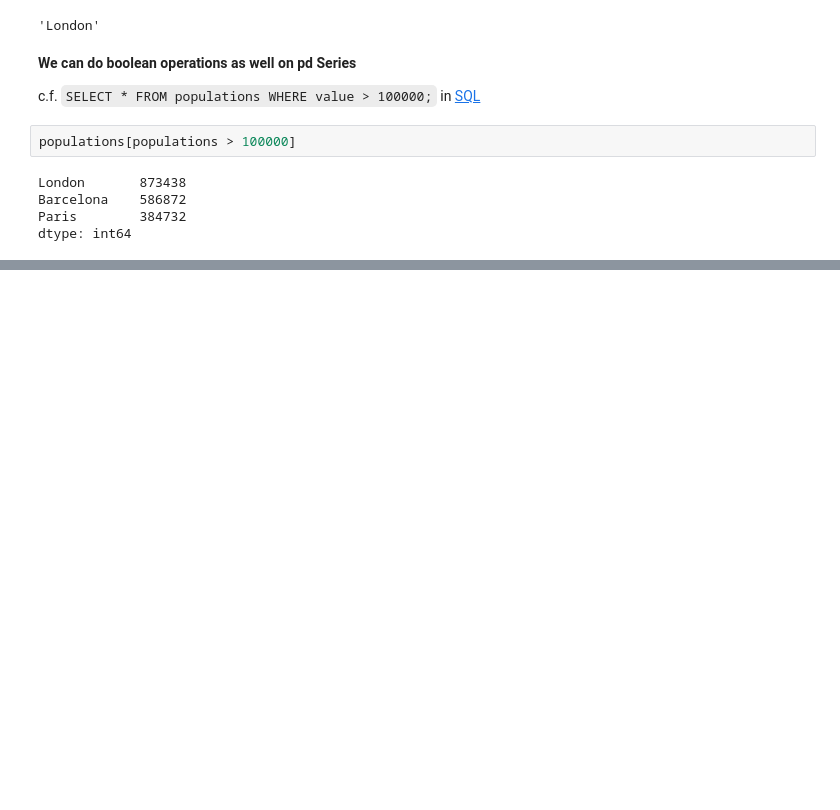
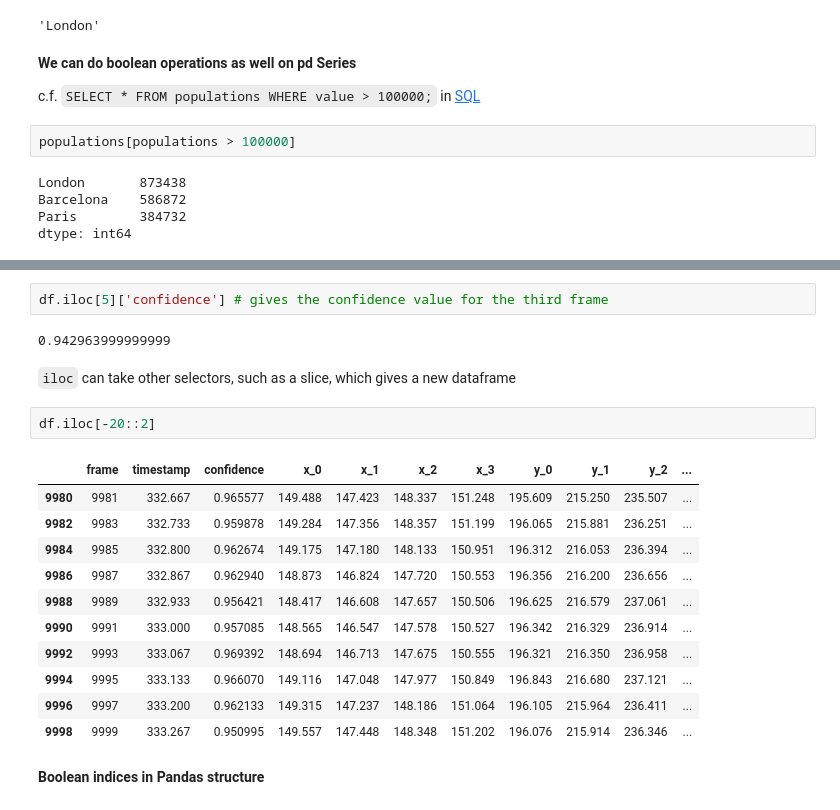
Before and after one commit to adisen99/ipython-basics, a Jupyter notebook: 04_Pandas.ipynb, the cells around one changed output, grey strips where cells are left out. Saved outputs shown, nothing was run; the diff lists cells and outputs as text; blank space fills up the shorter version.

Commit message:
modified Pandas file/added database to test

```diff
--- a/04_Pandas.ipynb
+++ b/04_Pandas.ipynb
@@ -129,0 +274,22 @@ dtype: int64
+# %%
+df.iloc[5]['confidence'] # gives the confidence value for the third frame
+# %% [output]
+0.942963999999999
+# %% [markdown]
+`iloc` can take other selectors, such as a slice, which gives a new dataframe
+# %%
+df.iloc[-20::2]
+# %% [output]
+|  | frame | timestamp | confidence | x_0 | x_1 | x_2 | x_3 | y_0 | y_1 | y_2 | ... |
+| 9980 | 9981 | 332.667 | 0.965577 | 149.488 | 147.423 | 148.337 | 151.248 | 195.609 | 215.250 | 235.507 | ... |
+| 9982 | 9983 | 332.733 | 0.959878 | 149.284 | 147.356 | 148.357 | 151.199 | 196.065 | 215.881 | 236.251 | ... |
+| 9984 | 9985 | 332.800 | 0.962674 | 149.175 | 147.180 | 148.133 | 150.951 | 196.312 | 216.053 | 236.394 | ... |
+| 9986 | 9987 | 332.867 | 0.962940 | 148.873 | 146.824 | 147.720 | 150.553 | 196.356 | 216.200 | 236.656 | ... |
+| 9988 | 9989 | 332.933 | 0.956421 | 148.417 | 146.608 | 147.657 | 150.506 | 196.625 | 216.579 | 237.061 | ... |
+| 9990 | 9991 | 333.000 | 0.957085 | 148.565 | 146.547 | 147.578 | 150.527 | 196.342 | 216.329 | 236.914 | ... |
+| 9992 | 9993 | 333.067 | 0.969392 | 148.694 | 146.713 | 147.675 | 150.555 | 196.321 | 216.350 | 236.958 | ... |
+| 9994 | 9995 | 333.133 | 0.966070 | 149.116 | 147.048 | 147.977 | 150.849 | 196.843 | 216.680 | 237.121 | ... |
+| 9996 | 9997 | 333.200 | 0.962133 | 149.315 | 147.237 | 148.186 | 151.064 | 196.105 | 215.964 | 236.411 | ... |
+| 9998 | 9999 | 333.267 | 0.950995 | 149.557 | 147.448 | 148.348 | 151.202 | 196.076 | 215.914 | 236.346 | ... |
+# %% [markdown]
+**Boolean indices in Pandas structure**
```
Also changed, not shown: parts of 22 cells of this notebook, 2 other files.
